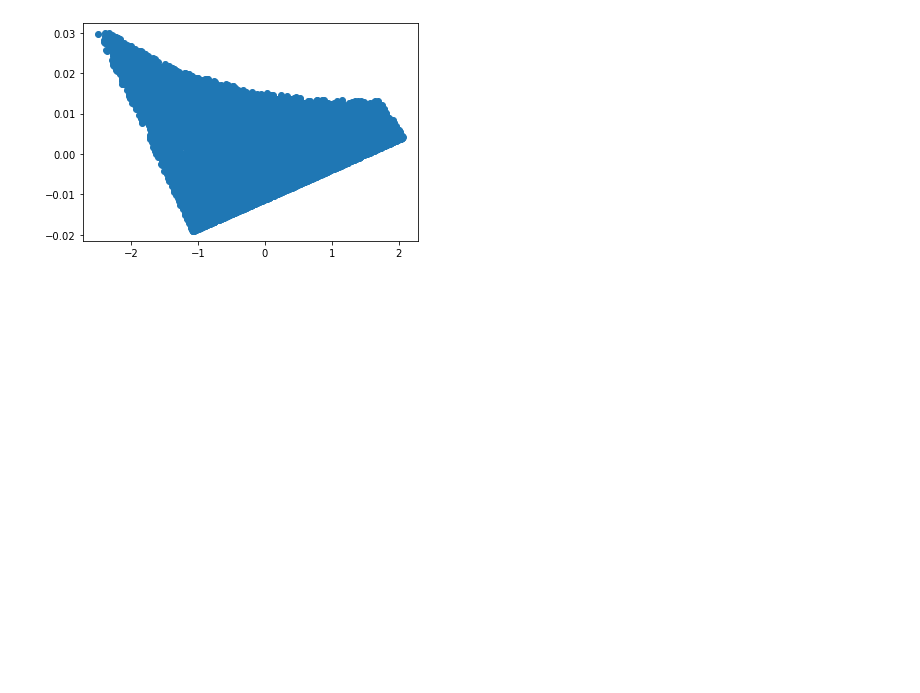
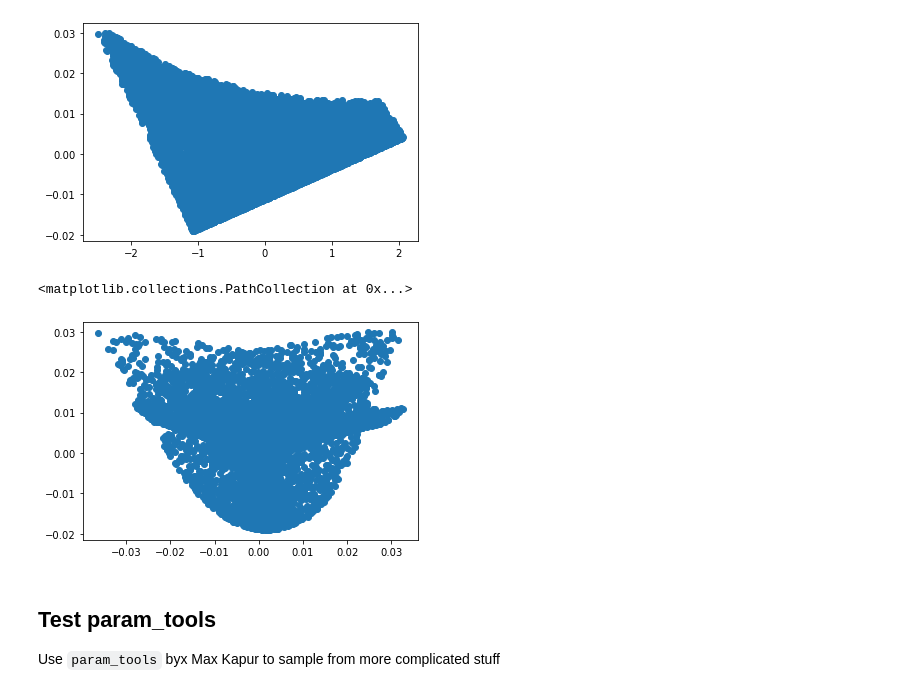
Before and after one commit to nephanth/DSC291-project, a Jupyter notebook: Project-tests.ipynb, the cells around one changed output. Saved outputs shown, nothing was run; the diff lists cells and outputs as text; code cells hidden in the pictures; blank space fills up the shorter version.

```diff
--- a/Project-tests.ipynb
+++ b/Project-tests.ipynb
@@ -114,3 +120,12 @@ plt.scatter(phi[:, 2], phi[:, 3])
 # %% [output]
 <matplotlib.collections.PathCollection at 0x...>
 [figure]
+# %%
+plt.scatter(phi[:, 8], phi[:, 3])
+# %% [output]
+<matplotlib.collections.PathCollection at 0x...>
+[figure, added]
+# %% [markdown]
+## Test param_tools
+
+Use `param_tools` byx Max Kapur to sample from more complicated stuff
```
Also changed, not shown: parts of 14 cells of this notebook.
